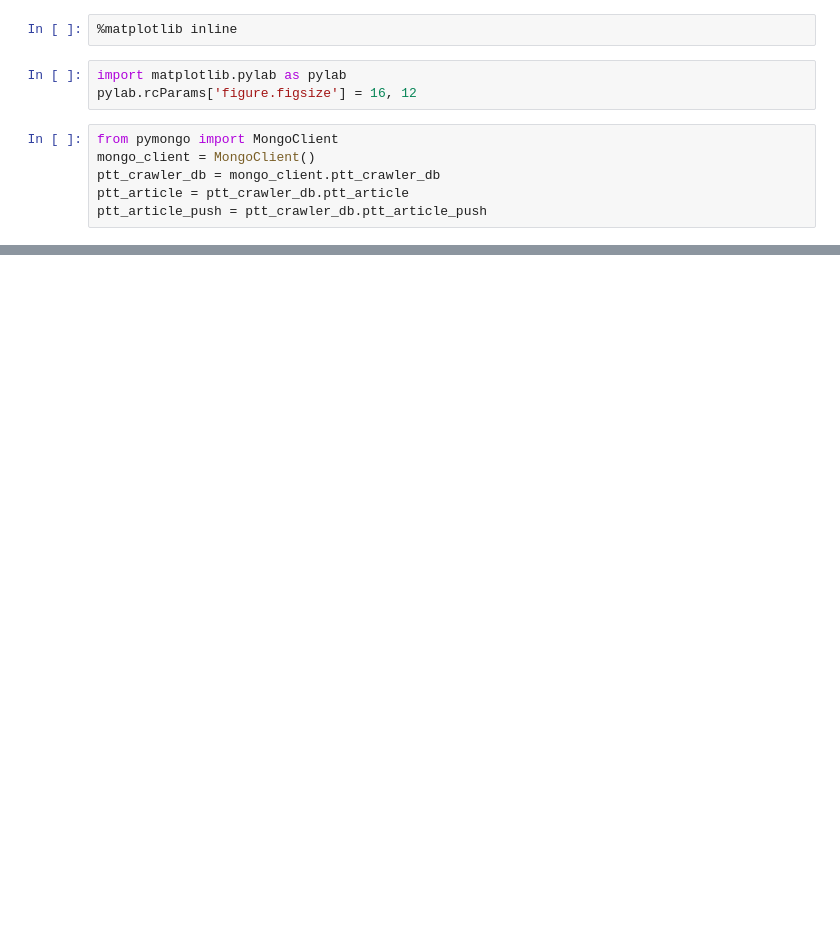
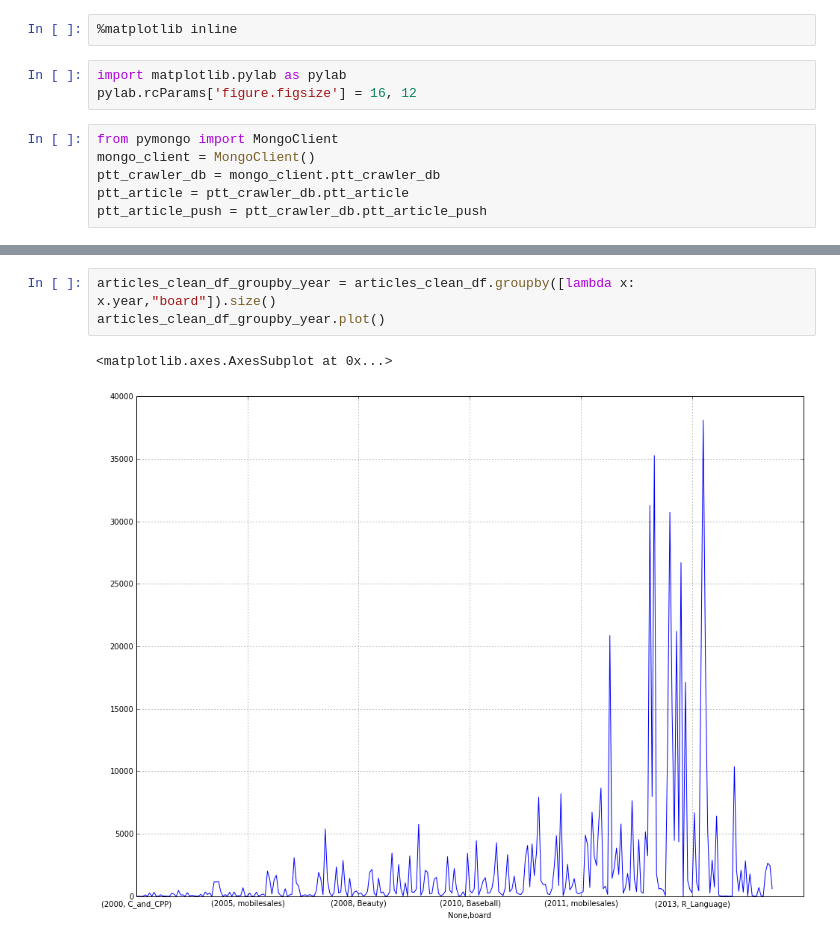
Before and after one commit to c3h3/NCCU-PyData-Courses-2013Spring, a Jupyter notebook: Lecture4/visualization/PTT_Analysis.ipynb, the cells around one changed output, grey strips where cells are left out. Cells and saved outputs as stored; diff of their text form; blank space fills up the shorter version.

```diff
--- a/Lecture4/visualization/PTT_Analysis.ipynb
+++ b/Lecture4/visualization/PTT_Analysis.ipynb
@@ -80,0 +130,6 @@ articles_clean_df = articles_filtered_df[["user_id","_id"]]
+# %%
+articles_clean_df_groupby_year = articles_clean_df.groupby([lambda x: x.year,"board"]).size()
+articles_clean_df_groupby_year.plot()
+# %% [output]
+<matplotlib.axes.AxesSubplot at 0x...>
+[figure, added]
```
Also changed, not shown: parts of 34 cells of this notebook, 4 other files.
